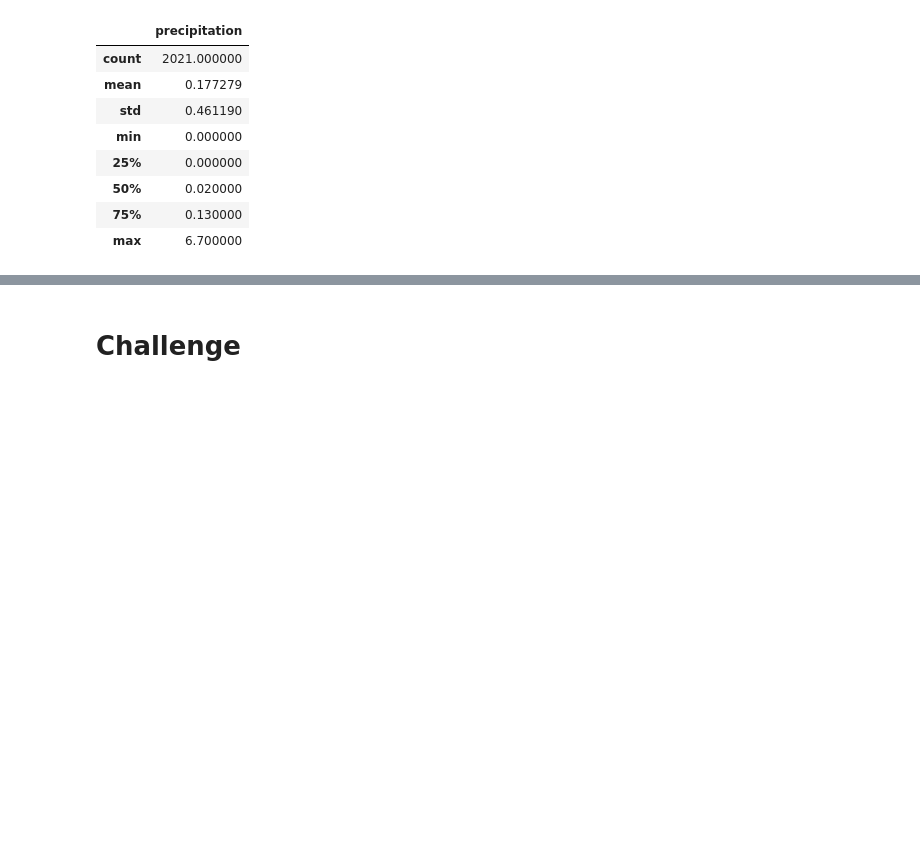
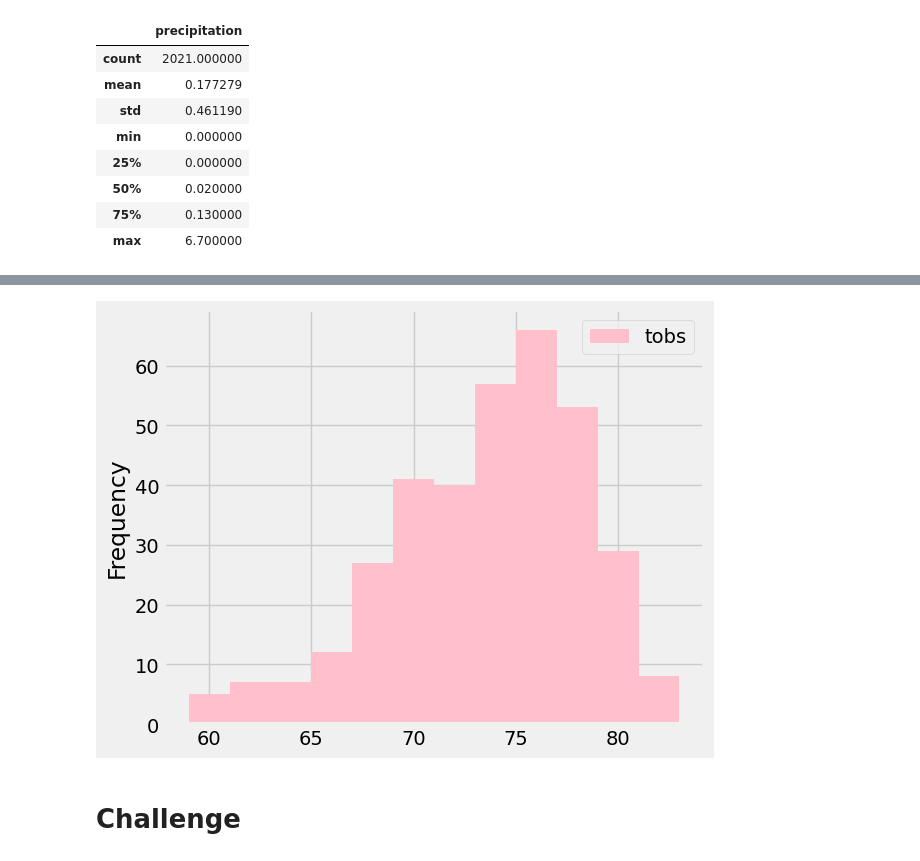
Before and after one commit to LLudivina/surfs_up, a Jupyter notebook: Resources/climate_analysis.ipynb, the cells around one changed output, grey strips where cells are left out. Cells and saved outputs as stored; diff of their text form; code cells hidden in the pictures; blank space fills up the shorter version.

Commit message:
adding histogram

```diff
--- a/Resources/climate_analysis.ipynb
+++ b/Resources/climate_analysis.ipynb
@@ -174,3 +197,6 @@ df.describe()
 # %%
-# Choose the station with the highest number of temperature observations.
-# Query the last 12 months of temperature observation data for this station and plot the results as a histogram
+# Query the last 12 months of temperature observation data for this station
+results = session.query(Measurement.tobs).\
+filter(Measurement.station == 'USC00519281').\
+filter(Measurement.date >= prev_year).all()
+print(results)
@@ -176,0 +205,4 @@ df.describe()
+# %%
+#converting results to a DataFrame
+df = pd.DataFrame(results, columns=['tobs'])
+print(df)
@@ -176,0 +224,8 @@ df.describe()
+# %%
+#plot the results as a histogram
+#dividing the temperature observation into 12 different bins
+df.plot.hist(bins=12, color = "pink")
+#compressing the x-axis label so it can fit in the box holding the plot
+plt.tight_layout()
+# %% [output]
+[figure, added]
```
Also changed, not shown: parts of 7 cells of this notebook.
